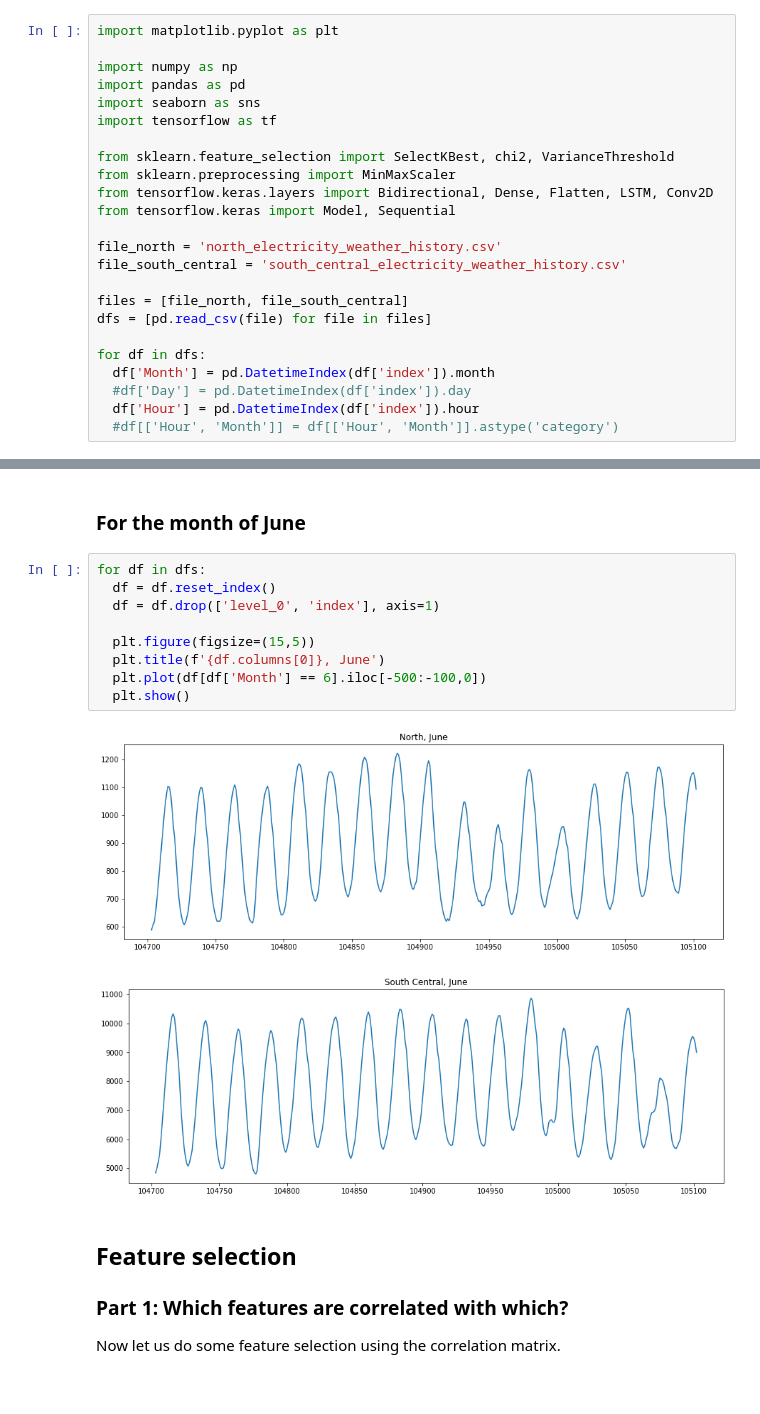
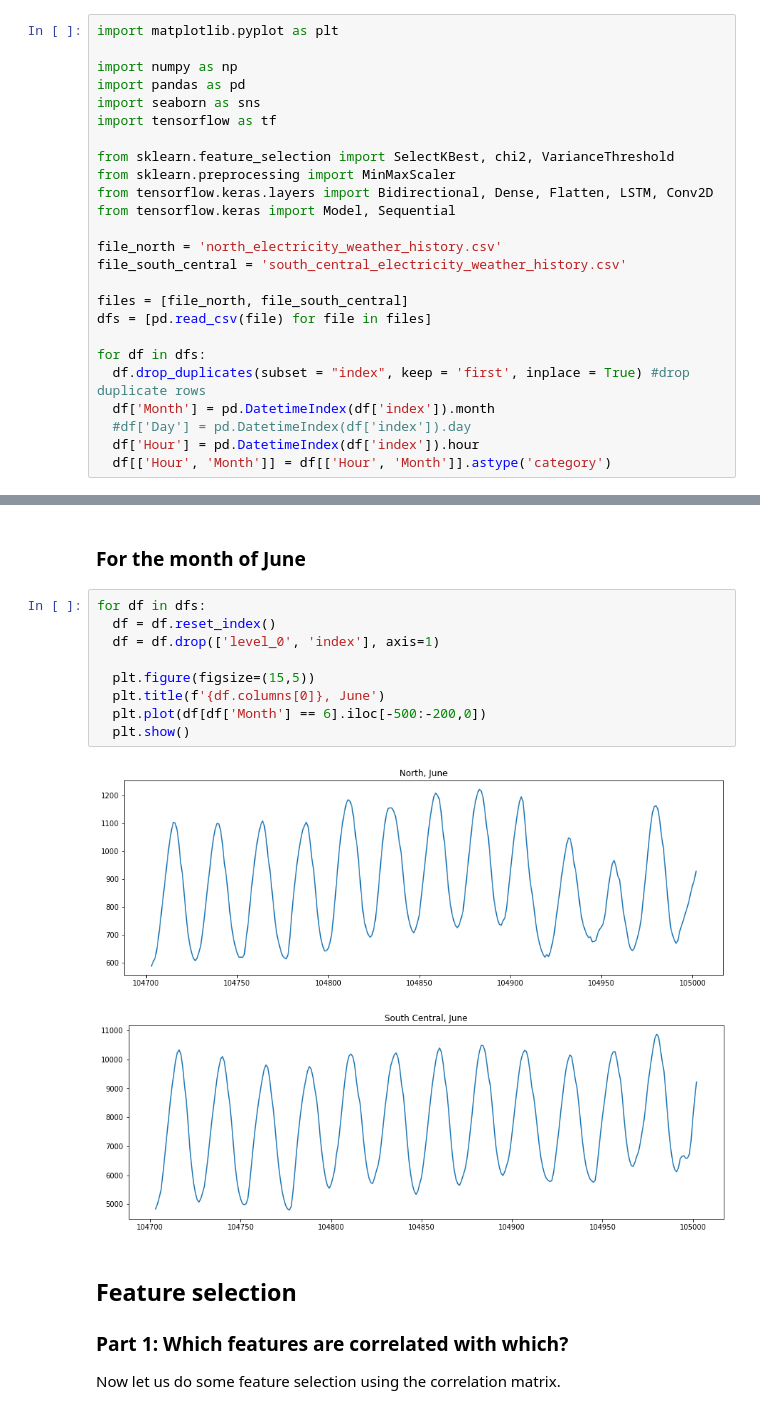
Before and after one commit to pouyashojaei/datathon-code, a Jupyter notebook: WiDS_Texas_jayeon.ipynb, the cells around one changed output, grey strips where cells are left out. Saved outputs shown, nothing was run; the diff lists cells and outputs as text.

```diff
--- a/WiDS_Texas_jayeon.ipynb
+++ b/WiDS_Texas_jayeon.ipynb
@@ -24,10 +24,11 @@ files = [file_north, file_south_central]
 dfs = [pd.read_csv(file) for file in files]
 
 for df in dfs:
+  df.drop_duplicates(subset = "index", keep = 'first', inplace = True) #drop duplicate rows
   df['Month'] = pd.DatetimeIndex(df['index']).month
   #df['Day'] = pd.DatetimeIndex(df['index']).day
   df['Hour'] = pd.DatetimeIndex(df['index']).hour
-  #df[['Hour', 'Month']] = df[['Hour', 'Month']].astype('category')
+  df[['Hour', 'Month']] = df[['Hour', 'Month']].astype('category')
 # %% [markdown]
 ## What does the data look like?
 
@@ -50,15 +53,15 @@ for df in dfs:
 # %%
 for df in dfs:
   df = df.reset_index()
   df = df.drop(['level_0', 'index'], axis=1)
 
   plt.figure(figsize=(15,5))
   plt.title(f'{df.columns[0]}, June')
-  plt.plot(df[df['Month'] == 6].iloc[-500:-100,0])
+  plt.plot(df[df['Month'] == 6].iloc[-500:-200,0])
   plt.show()
 # %% [output]
-[figure, old version]
+[figure, new version]
-[figure, old version]
+[figure, new version]
 # %% [markdown]
 ## Feature selection
 ### Part 1: Which features are correlated with which?
```
Also changed, not shown: parts of 5 cells of this notebook.
